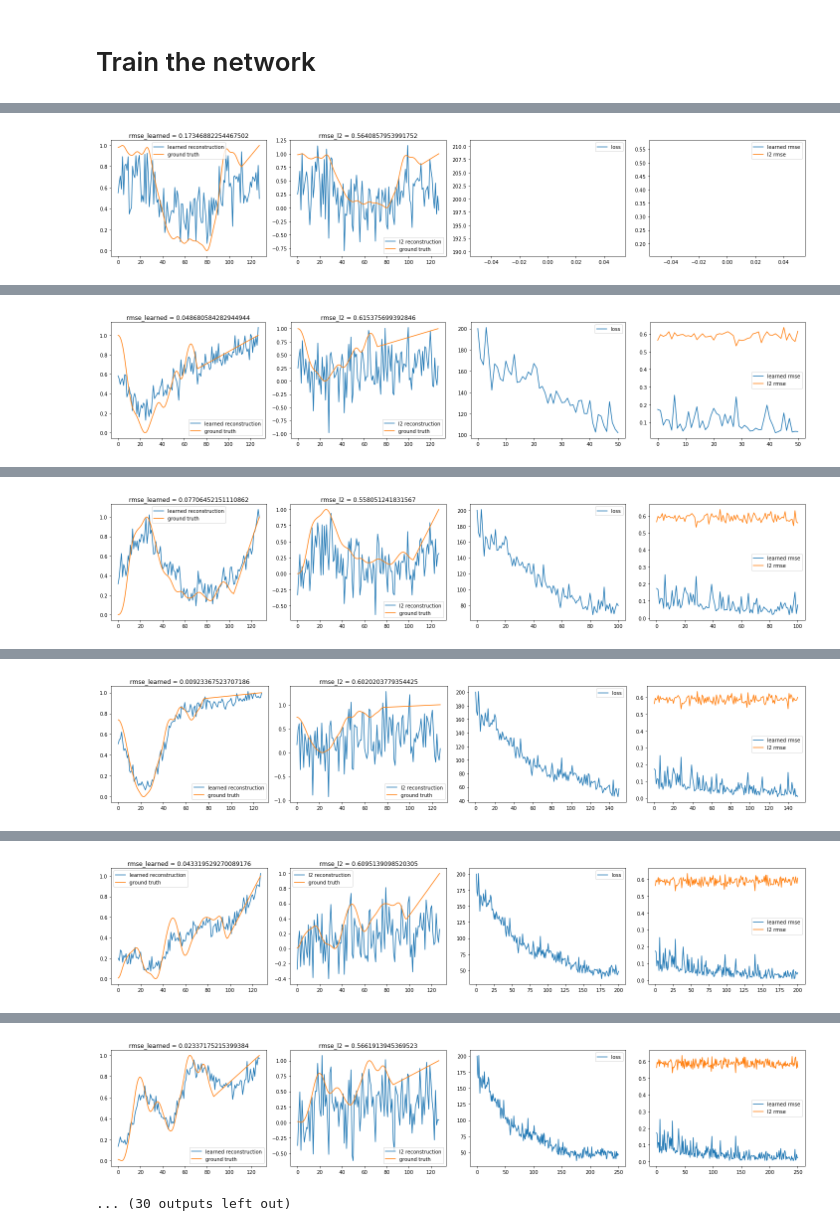
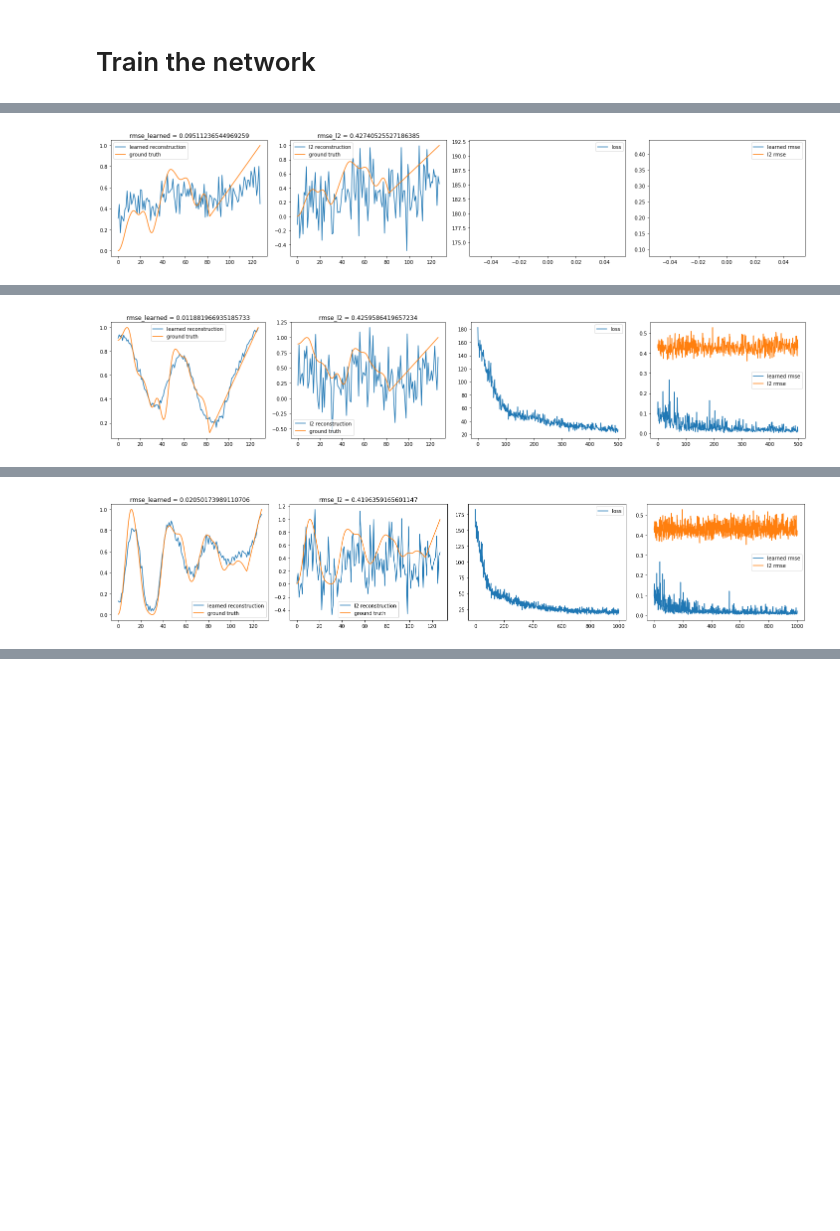
Before and after one commit to sdittmer/von_Neumann_Projection_Architecture, a Jupyter notebook: von_Neumann_Projection_Architecture.ipynb, the cells around one changed output, grey strips where cells are left out. Saved outputs shown, nothing was run; the diff lists cells and outputs as text; code cells hidden in the pictures; blank space fills up the shorter version.

```diff
--- a/von_Neumann_Projection_Architecture.ipynb
+++ b/von_Neumann_Projection_Architecture.ipynb
@@ -432,19 +432,17 @@ for i in range(n_batches):
 
     ####################################################################
     # Print and log progress and compare it with best l2 reconstruction
-    print(
-        "[[Batch %d/%d] [G loss: %f] [Seconds: %f]"
-        % (i, n_batches, loss.item(), time.time() - tick_train_step)
-    )
+    if batches_done % 100 == 0:
+        print("[[Batch %d/%d] [G loss: %f] [Seconds: %f]"
+               % (i, n_batches, loss.item(), time.time() - tick_train_step))
     losses += [loss.item()]
-
 
 
     mse = np.linalg.norm(x_predict.cpu().detach().numpy()[0] - x.cpu().numpy()[0])**2
     rmse = mse / np.linalg.norm(x.cpu().numpy()[0])**2
     example_rmse += [rmse]
 
-    if batches_done % 50 == 0:
+    if batches_done % 500 == 0:
         plt.subplot(141), plt.plot(x_predict.detach().cpu().numpy()[0], label="learned reconstruction")
         plt.subplot(141), plt.plot(x.cpu().numpy()[0], label="ground truth")
         plt.subplot(141), plt.title(f"rmse_learned = {rmse}")
@@ -457,7 +455,7 @@ for i in range(n_batches):
     mse_2 = np.linalg.norm(x.detach().cpu().numpy()[0] - x_l2)**2
     rmse_2 = mse_2 / np.linalg.norm(x.detach().cpu().numpy()[0])**2
     example_rmse_l2 += [rmse_2]
-    if batches_done % 50 == 0:
+    if batches_done % 500 == 0:
         plt.subplot(142), plt.plot(x_l2, label="l2 reconstruction")
         plt.subplot(142), plt.plot(x.cpu().numpy()[0], label="ground truth")
         plt.subplot(142), plt.title(f"rmse_l2 = {rmse_2}")
@@ -481 +479 @@ for i in range(n_batches):
-[figure, old version]
+[figure, new version]
@@ -499 +485 @@ for i in range(n_batches):
-[figure, old version]
+[figure, new version]
@@ -517 +491 @@ for i in range(n_batches):
-[figure, old version]
+[figure, new version]
@@ -535 +491,0 @@ for i in range(n_batches):
-[figure, removed]
@@ -553 +491,0 @@ for i in range(n_batches):
-[figure, removed]
@@ -571,2 +491,0 @@ for i in range(n_batches):
-[figure, removed]
-... (30 outputs left out)
```
Also changed, not shown: parts of 2 cells of this notebook.
